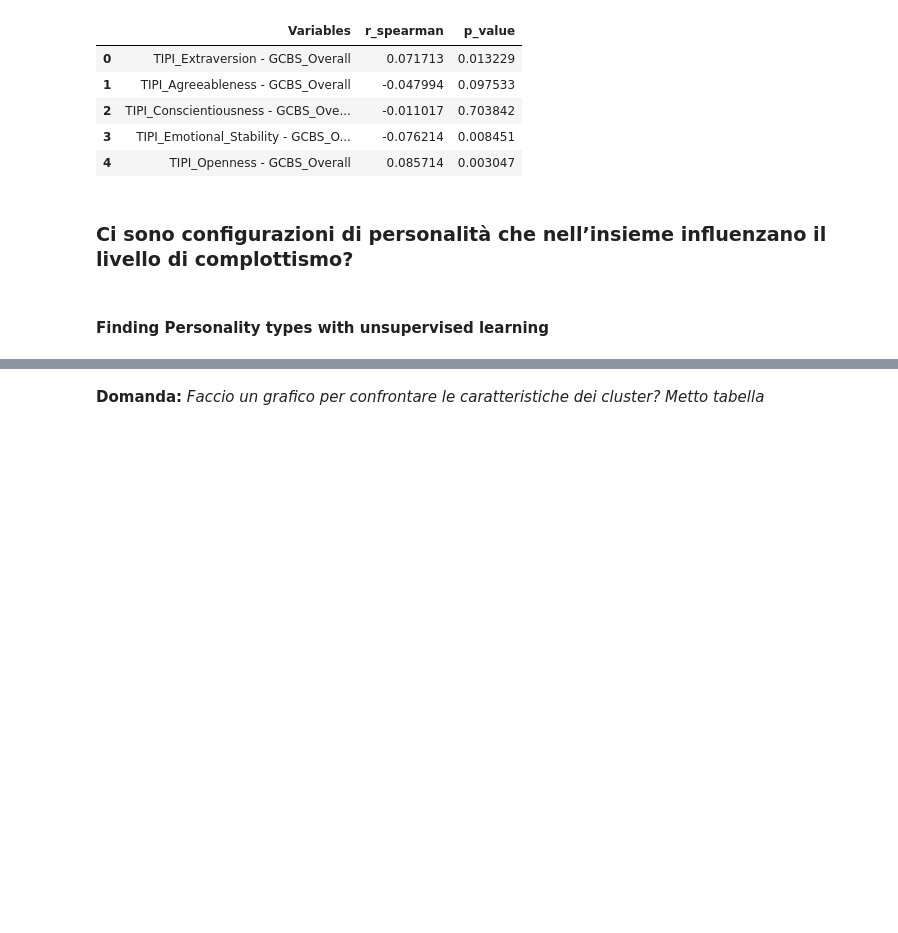
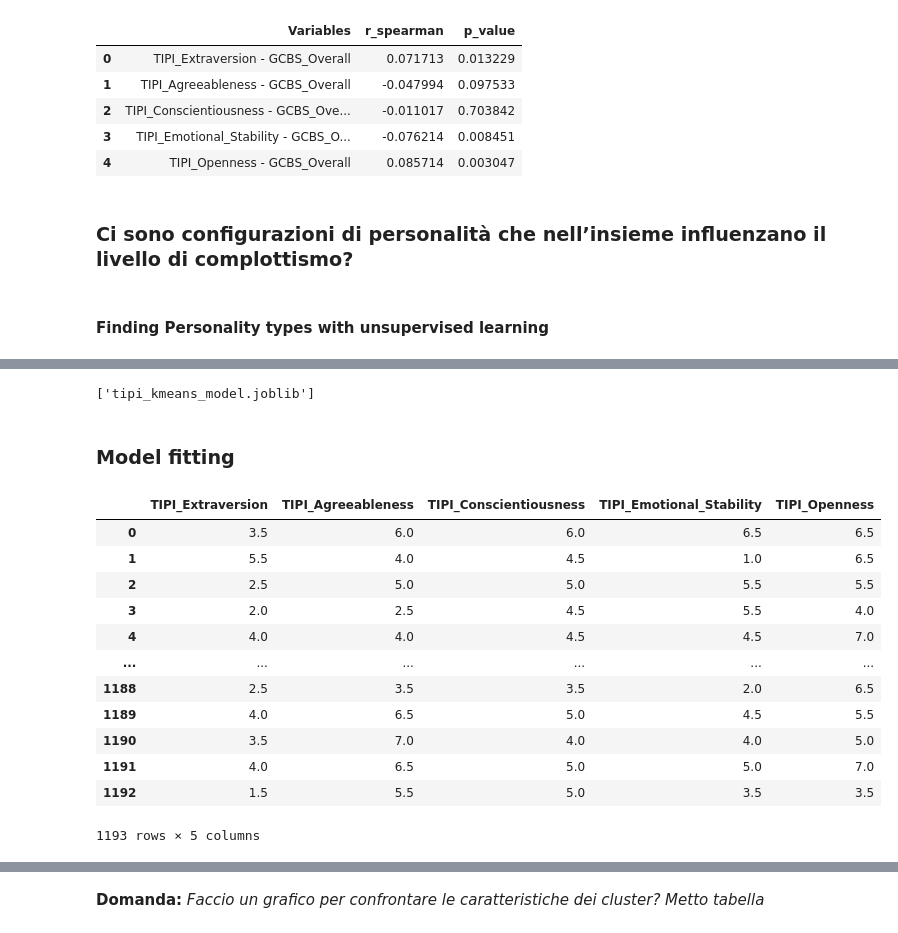
Before and after one commit to bolps/conspiracy, a Jupyter notebook: gcbs_exploration_and_models.ipynb, the cells around one changed output, grey strips where cells are left out. Cells and saved outputs as stored; diff of their text form; code cells hidden in the pictures; blank space fills up the shorter version.

```diff
--- a/gcbs_exploration_and_models.ipynb
+++ b/gcbs_exploration_and_models.ipynb
@@ -968,0 +1018,6 @@ scaled_dataframe.groupby(['personality_cluster']).mean()
+# %%
+dump(kmeans_model, 'tipi_kmeans_model.joblib')
+# %% [output]
+['tipi_kmeans_model.joblib']
+# %% [markdown]
+### Model fitting
@@ -968,0 +1027,17 @@ scaled_dataframe.groupby(['personality_cluster']).mean()
+# %%
+personality_df =  [gcbs_clean_df.filter(like='TIPI_',axis=1).columns]
+personality_df
+# %% [output]
+|  | TIPI_Extraversion | TIPI_Agreeableness | TIPI_Conscientiousness | TIPI_Emotional_Stability | TIPI_Openness |
+| 0 | 3.5 | 6.0 | 6.0 | 6.5 | 6.5 |
+| 1 | 5.5 | 4.0 | 4.5 | 1.0 | 6.5 |
+| 2 | 2.5 | 5.0 | 5.0 | 5.5 | 5.5 |
+| 3 | 2.0 | 2.5 | 4.5 | 5.5 | 4.0 |
+| 4 | 4.0 | 4.0 | 4.5 | 4.5 | 7.0 |
+| ... | ... | ... | ... | ... | ... |
+| 1188 | 2.5 | 3.5 | 3.5 | 2.0 | 6.5 |
+| 1189 | 4.0 | 6.5 | 5.0 | 4.5 | 5.5 |
+| 1190 | 3.5 | 7.0 | 4.0 | 4.0 | 5.0 |
+| 1191 | 4.0 | 6.5 | 5.0 | 5.0 | 7.0 |
+| 1192 | 1.5 | 5.5 | 5.0 | 3.5 | 3.5 |
+1193 rows × 5 columns
```
Also changed, not shown: parts of 36 cells of this notebook, 2 other files.
